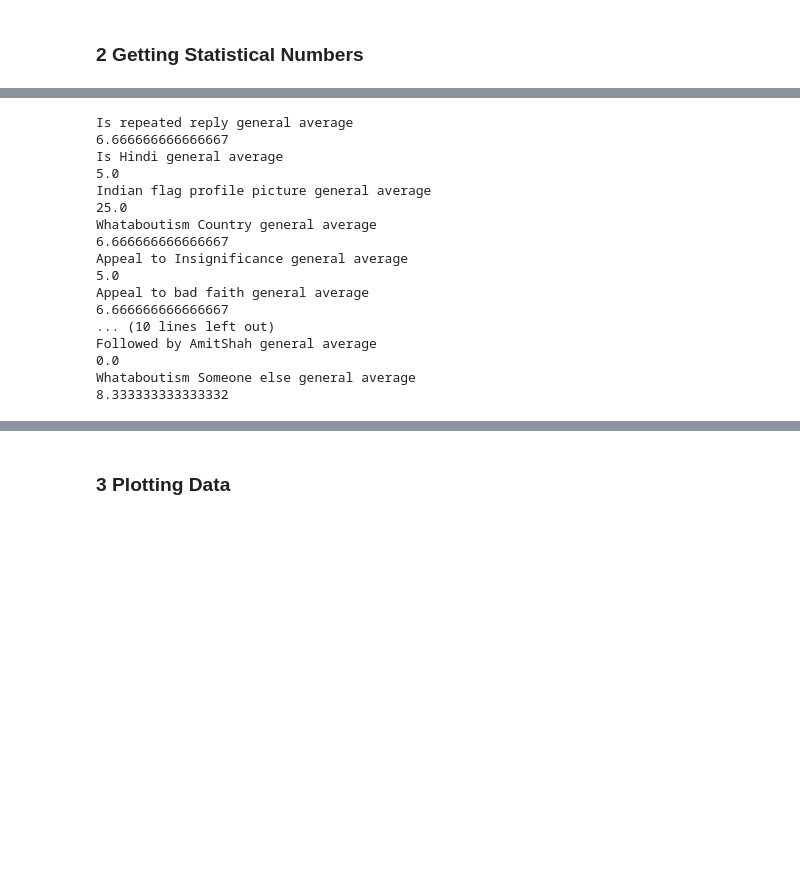
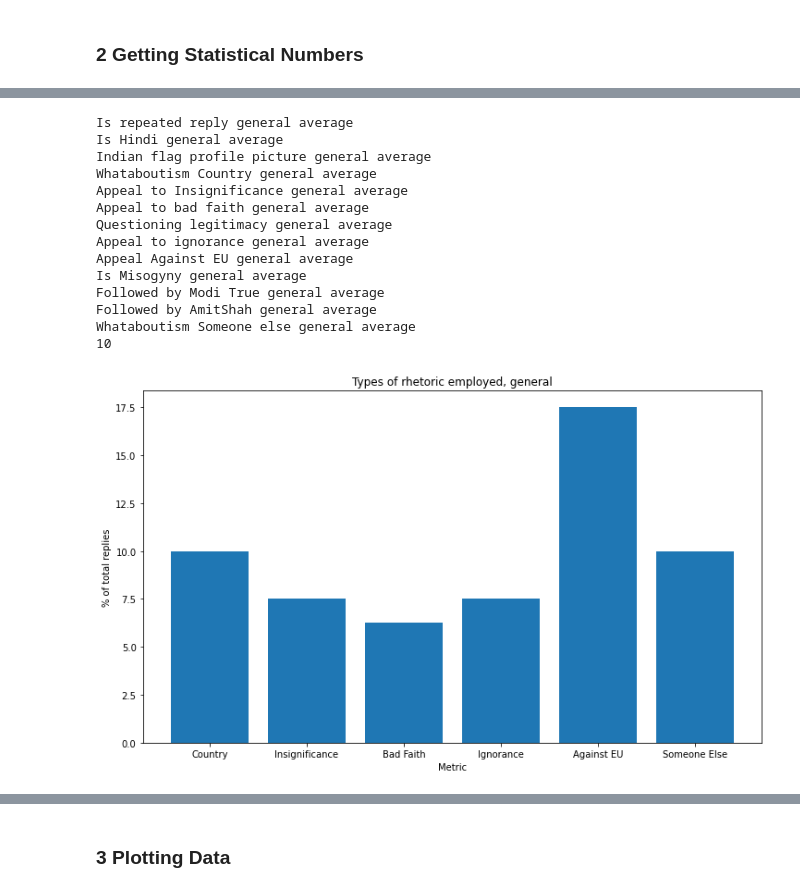
Before and after one commit to H-Matuszewski/TheLondonStory, a Jupyter notebook: Manual Scraping Tweets.ipynb, the cells around one changed output, grey strips where cells are left out. Cells and saved outputs as stored; diff of their text form; code cells hidden in the pictures; blank space fills up the shorter version.

```diff
--- a/Manual Scraping Tweets.ipynb
+++ b/Manual Scraping Tweets.ipynb
@@ -859,52 +924,64 @@ SKEWNESS OF BOTOMETER ALL NOT BOTS 0.15584111594710987
 # %%
 def Avg(x):
-    print((sum(x)/len(x))*100)
+    return ((sum(x)/len(x))*100)
 def avg(x):
-    print(sum(x)/len(x))
+    return (sum(x)/len(x))
 print("Is repeated reply general average")
-Avg(Is_repeated_reply)
+A1=Avg(Is_repeated_reply)
 print("Is Hindi general average")
-Avg(Is_Hindi)
+A2=Avg(Is_Hindi)
 print("Indian flag profile picture general average")
-Avg(Profile_Pic_Has_Indian_Flag)
+A3=Avg(Profile_Pic_Has_Indian_Flag)
 print("Whataboutism Country general average")
-Avg(Whataboutism_Country)
+A4=Avg(Whataboutism_Country)
 print("Appeal to Insignificance general average")
-Avg(Whataboutism_Appeal_To_Insignificance)
+A5=Avg(Whataboutism_Appeal_To_Insignificance)
 print("Appeal to bad faith general average")
-Avg(Appeal_To_Bad_Faith)
+A6=Avg(Appeal_To_Bad_Faith)
 print("Questioning legitimacy general average")
-Avg(Questioning_Legitimacy)
+A7=Avg(Questioning_Legitimacy)
 print("Appeal to ignorance general average")
-Avg(Appeal_To_Ignorance)
+A8=Avg(Appeal_To_Ignorance)
 print("Appeal Against EU general average")
-Avg(Appeal_Against_EU)
+A9=Avg(Appeal_Against_EU)
 print("Is Misogyny general average")
-Avg(Is_Misogyny)
+A10=Avg(Is_Misogyny)
 print("Followed by Modi True general average")
-Avg(Followed_By_Modi_True)
+A11=Avg(Followed_By_Modi_True)
 print("Followed by AmitShah general average")
-Avg(Followed_By_AmitShah_True)
+A12=Avg(Followed_By_AmitShah_True)
 print("Whataboutism Someone else general average")
-Avg(Whataboutism_Someone_Else)
+A13=Avg(Whataboutism_Someone_Else)
+print(int(A13))
+BarGraph=[A4,A5,A6,A8,A9,A13]
 # %% [output]
 Is repeated reply general average
-6.666666666666667
 Is Hindi general average
-5.0
 Indian flag profile picture general average
-25.0
 Whataboutism Country general average
-6.666666666666667
 Appeal to Insignificance general average
-5.0
 Appeal to bad faith general average
-6.666666666666667
-... (10 lines left out)
+Questioning legitimacy general average
+Appeal to ignorance general average
+Appeal Against EU general average
+Is Misogyny general average
+Followed by Modi True general average
 Followed by AmitShah general average
-0.0
 Whataboutism Someone else general average
-8.333333333333332
+10
+# %%
+import matplotlib.pyplot as plt
+fig, ax = plt.subplots(figsize=(12, 7))
+LabelsGeneral = X=['Country','Insignificance',
+  'Bad Faith','Ignorance','Against EU','Someone Else']
+ax.bar(LabelsGeneral,BarGraph)
+ax.set_xlabel('Metric')
+ax.set_ylabel('% of total replies')
+ax.set_title('Types of rhetoric employed, general')
+plt.show()
+fig.savefig('GENERAL RHETORIC.jpg', bbox_inches='tight', dpi=600)
+# %% [output]
+[figure, added]
 # %%
 In_Favour_INDFLAG=[]
 Is_repeated_reply_INDFLAG = []
```
Also changed, not shown: parts of 13 cells of this notebook.
